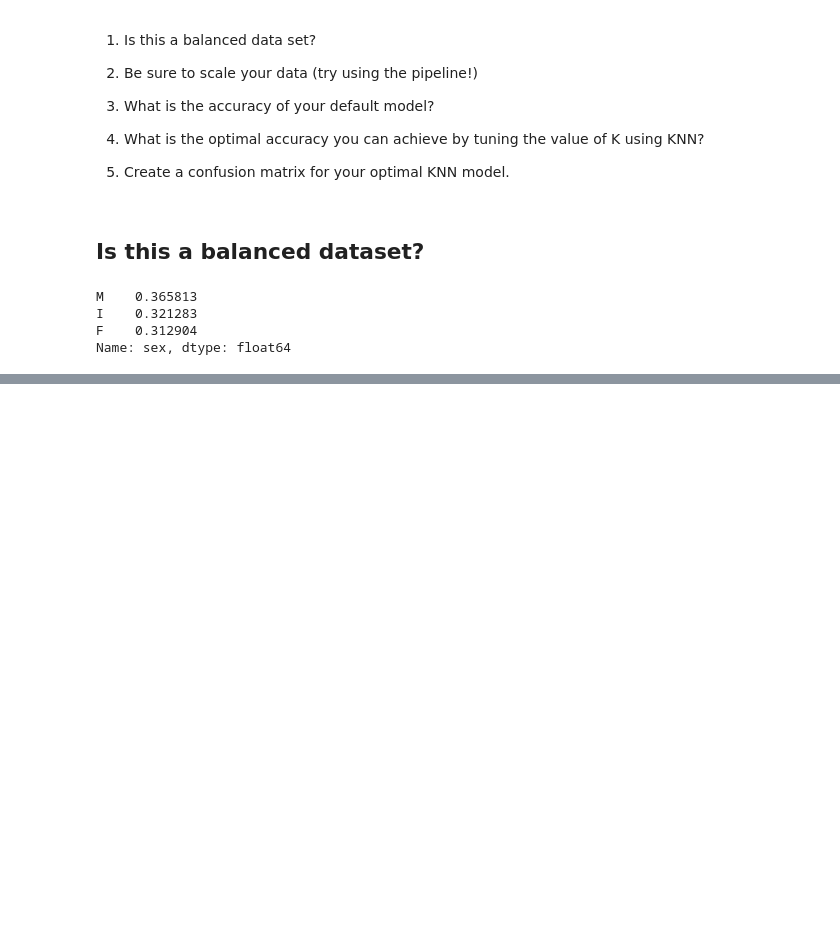
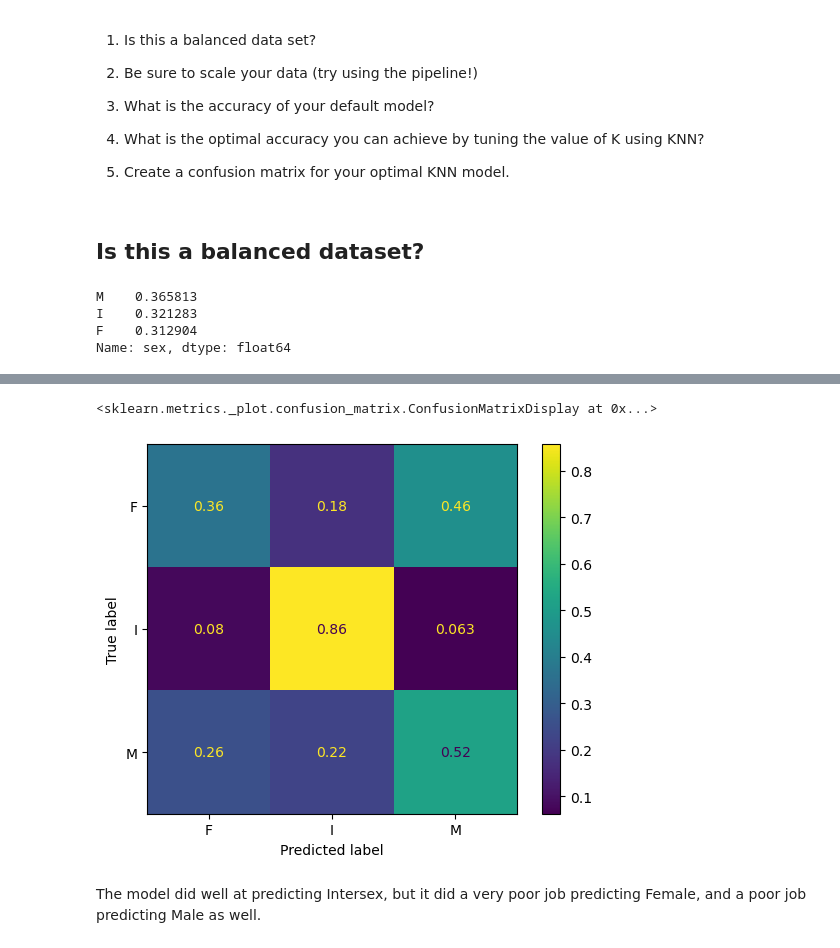
Before and after one commit to RaymondGarcia1107/Intro-to-ML-Practice, a Jupyter notebook: KNNExercise-RaymondGarcia.ipynb, the cells around one changed output, grey strips where cells are left out. Saved outputs shown, nothing was run; the diff lists cells and outputs as text; code cells hidden in the pictures; blank space fills up the shorter version.

```diff
--- a/KNNExercise-RaymondGarcia.ipynb
+++ b/KNNExercise-RaymondGarcia.ipynb
@@ -37,0 +116,12 @@ Yes
+# %%
+bestKNN = KNeighborsClassifier(n_neighbors=102)
+bestKNNpipe = make_pipeline(scaler, bestKNN).fit(X_train, y_train)
+# %%
+# Creating a Confusion Matrix for the best model
+
+ConfusionMatrixDisplay.from_predictions(y_test, bestKNNpipe.predict(X_test), normalize='true')
+# %% [output]
+<sklearn.metrics._plot.confusion_matrix.ConfusionMatrixDisplay at 0x...>
+[figure, added]
+# %% [markdown]
+The model did well at predicting Intersex, but it did a very poor job predicting Female, and a poor job predicting Male as well.
```
Also changed, not shown: parts of 14 cells of this notebook.
